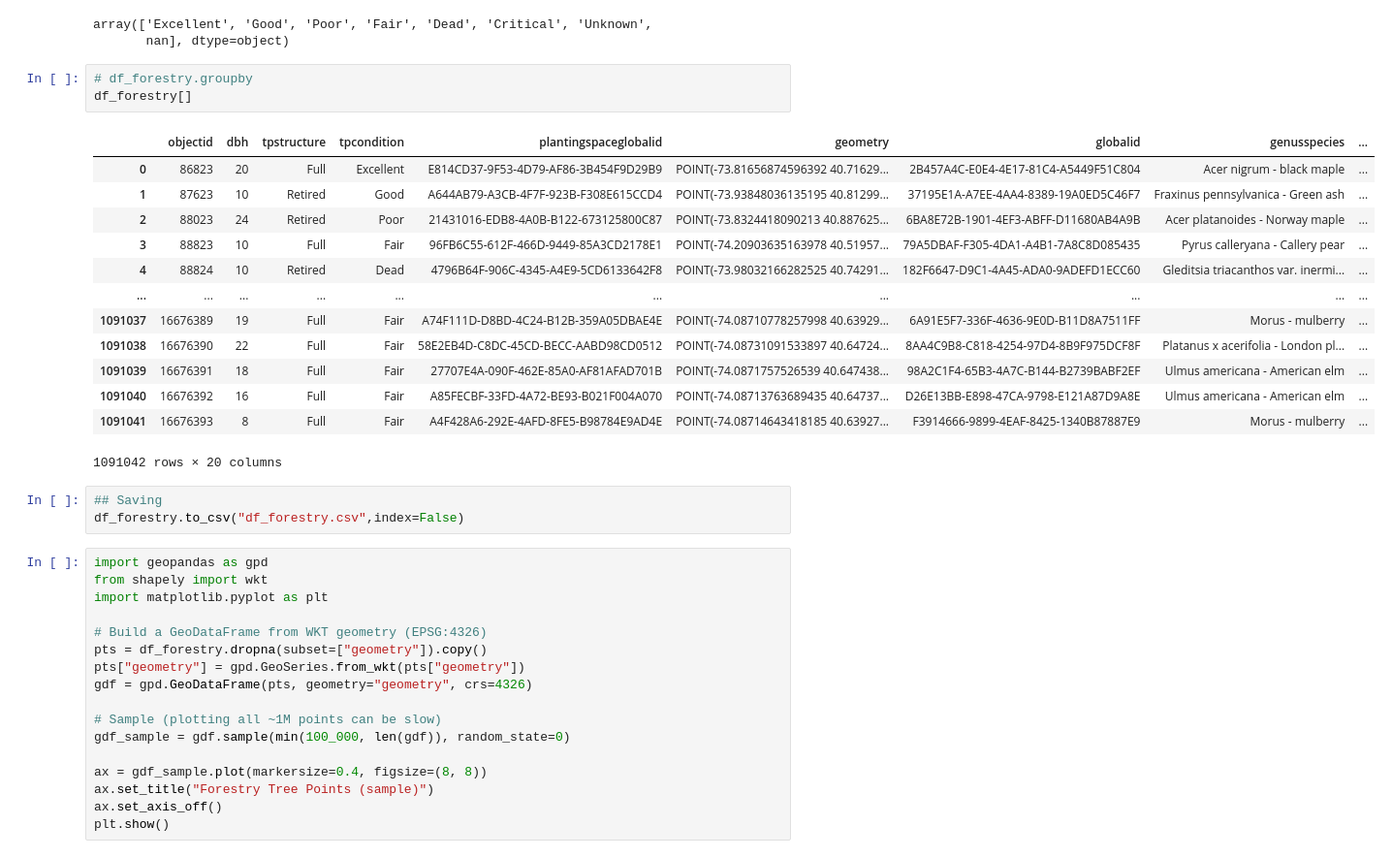
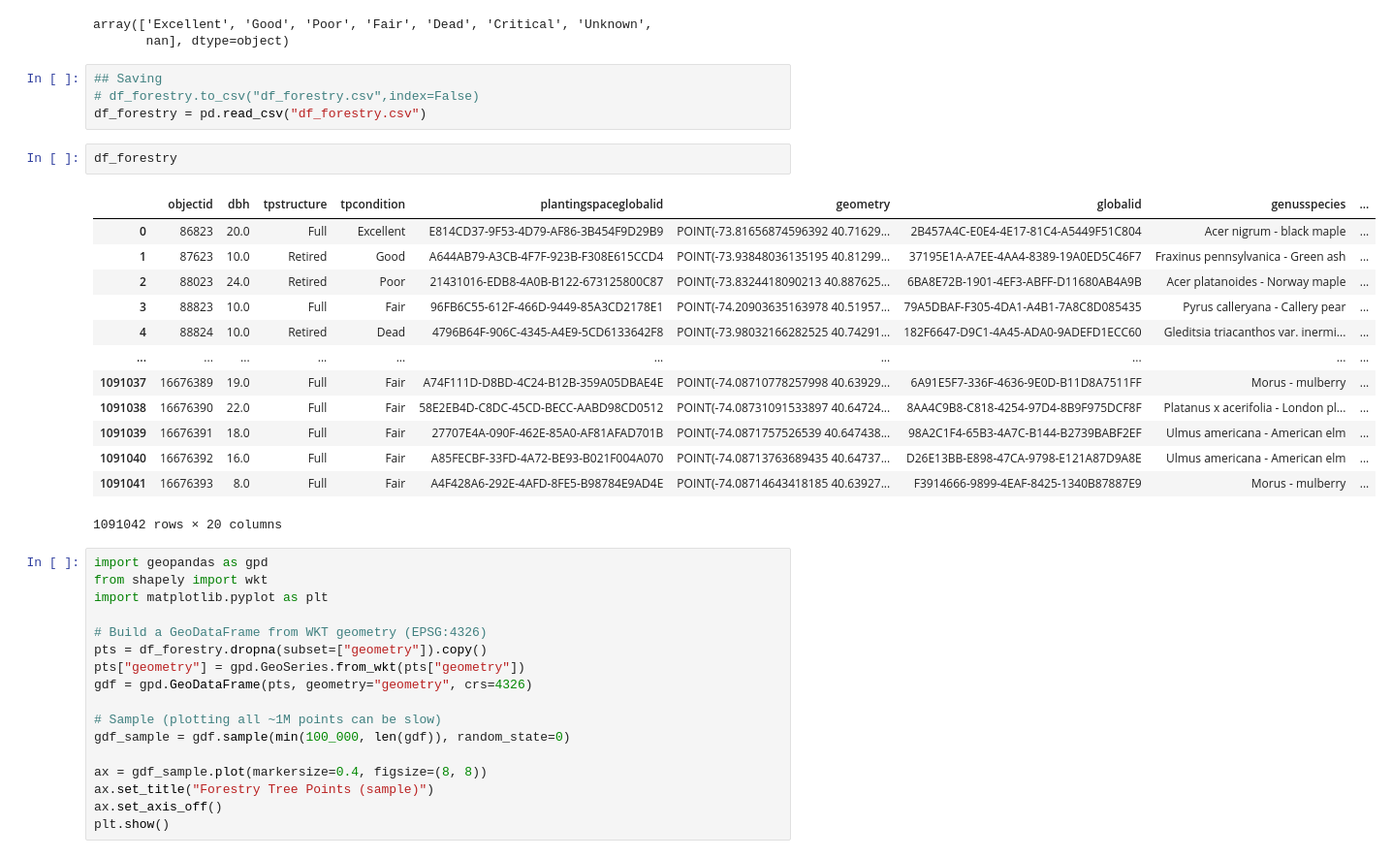
Before and after one commit to jhnboyy/CUNY_SPS_WORK, a Jupyter notebook: FALL2025/DATA698/PullingCapstoneData.ipynb, the cells around one changed output. Shown at 97% size. Drawn from its saved outputs; the diff is of its cells as text.

```diff
--- a/FALL2025/DATA698/PullingCapstoneData.ipynb
+++ b/FALL2025/DATA698/PullingCapstoneData.ipynb
@@ -698,26 +696,26 @@ df_forestry['tpcondition'].unique()
 # %% [output]
 array(['Excellent', 'Good', 'Poor', 'Fair', 'Dead', 'Critical', 'Unknown',
        nan], dtype=object)
-# %%
-# df_forestry.groupby
-df_forestry[]
-# %% [output]
-|  | objectid | dbh | tpstructure | tpcondition | plantingspaceglobalid | geometry | globalid | genusspecies | ... |
-| 0 | 86823 | 20 | Full | Excellent | E814CD37-9F53-4D79-AF86-3B454F9D29B9 | POINT(-73.81656874596392 40.71629... | 2B457A4C-E0E4-4E17-81C4-A5449F51C804 | Acer nigrum - black maple | ... |
-| 1 | 87623 | 10 | Retired | Good | A644AB79-A3CB-4F7F-923B-F308E615CCD4 | POINT(-73.93848036135195 40.81299... | 37195E1A-A7EE-4AA4-8389-19A0ED5C46F7 | Fraxinus pennsylvanica - Green ash | ... |
-| 2 | 88023 | 24 | Retired | Poor | 21431016-EDB8-4A0B-B122-673125800C87 | POINT(-73.8324418090213 40.887625... | 6BA8E72B-1901-4EF3-ABFF-D11680AB4A9B | Acer platanoides - Norway maple | ... |
-| 3 | 88823 | 10 | Full | Fair | 96FB6C55-612F-466D-9449-85A3CD2178E1 | POINT(-74.20903635163978 40.51957... | 79A5DBAF-F305-4DA1-A4B1-7A8C8D085435 | Pyrus calleryana - Callery pear | ... |
-| 4 | 88824 | 10 | Retired | Dead | 4796B64F-906C-4345-A4E9-5CD6133642F8 | POINT(-73.98032166282525 40.74291... | 182F6647-D9C1-4A45-ADA0-9ADEFD1ECC60 | Gleditsia triacanthos var. inermi... | ... |
-| ... | ... | ... | ... | ... | ... | ... | ... | ... | ... |
-| 1091037 | 16676389 | 19 | Full | Fair | A74F111D-D8BD-4C24-B12B-359A05DBAE4E | POINT(-74.08710778257998 40.63929... | 6A91E5F7-336F-4636-9E0D-B11D8A7511FF | Morus - mulberry | ... |
-| 1091038 | 16676390 | 22 | Full | Fair | 58E2EB4D-C8DC-45CD-BECC-AABD98CD0512 | POINT(-74.08731091533897 40.64724... | 8AA4C9B8-C818-4254-97D4-8B9F975DCF8F | Platanus x acerifolia - London pl... | ... |
-| 1091039 | 16676391 | 18 | Full | Fair | 27707E4A-090F-462E-85A0-AF81AFAD701B | POINT(-74.0871757526539 40.647438... | 98A2C1F4-65B3-4A7C-B144-B2739BABF2EF | Ulmus americana - American elm | ... |
-| 1091040 | 16676392 | 16 | Full | Fair | A85FECBF-33FD-4A72-BE93-B021F004A070 | POINT(-74.08713763689435 40.64737... | D26E13BB-E898-47CA-9798-E121A87D9A8E | Ulmus americana - American elm | ... |
-| 1091041 | 16676393 | 8 | Full | Fair | A4F428A6-292E-4AFD-8FE5-B98784E9AD4E | POINT(-74.08714643418185 40.63927... | F3914666-9899-4EAF-8425-1340B87887E9 | Morus - mulberry | ... |
-1091042 rows × 20 columns
 # %%
 ## Saving
-df_forestry.to_csv("df_forestry.csv",index=False)
+# df_forestry.to_csv("df_forestry.csv",index=False)
+df_forestry = pd.read_csv("df_forestry.csv")
+# %%
+df_forestry
+# %% [output]
+|  | objectid | dbh | tpstructure | tpcondition | plantingspaceglobalid | geometry | globalid | genusspecies | ... |
+| 0 | 86823 | 20.0 | Full | Excellent | E814CD37-9F53-4D79-AF86-3B454F9D29B9 | POINT(-73.81656874596392 40.71629... | 2B457A4C-E0E4-4E17-81C4-A5449F51C804 | Acer nigrum - black maple | ... |
+| 1 | 87623 | 10.0 | Retired | Good | A644AB79-A3CB-4F7F-923B-F308E615CCD4 | POINT(-73.93848036135195 40.81299... | 37195E1A-A7EE-4AA4-8389-19A0ED5C46F7 | Fraxinus pennsylvanica - Green ash | ... |
+| 2 | 88023 | 24.0 | Retired | Poor | 21431016-EDB8-4A0B-B122-673125800C87 | POINT(-73.8324418090213 40.887625... | 6BA8E72B-1901-4EF3-ABFF-D11680AB4A9B | Acer platanoides - Norway maple | ... |
+| 3 | 88823 | 10.0 | Full | Fair | 96FB6C55-612F-466D-9449-85A3CD2178E1 | POINT(-74.20903635163978 40.51957... | 79A5DBAF-F305-4DA1-A4B1-7A8C8D085435 | Pyrus calleryana - Callery pear | ... |
+| 4 | 88824 | 10.0 | Retired | Dead | 4796B64F-906C-4345-A4E9-5CD6133642F8 | POINT(-73.98032166282525 40.74291... | 182F6647-D9C1-4A45-ADA0-9ADEFD1ECC60 | Gleditsia triacanthos var. inermi... | ... |
+| ... | ... | ... | ... | ... | ... | ... | ... | ... | ... |
+| 1091037 | 16676389 | 19.0 | Full | Fair | A74F111D-D8BD-4C24-B12B-359A05DBAE4E | POINT(-74.08710778257998 40.63929... | 6A91E5F7-336F-4636-9E0D-B11D8A7511FF | Morus - mulberry | ... |
+| 1091038 | 16676390 | 22.0 | Full | Fair | 58E2EB4D-C8DC-45CD-BECC-AABD98CD0512 | POINT(-74.08731091533897 40.64724... | 8AA4C9B8-C818-4254-97D4-8B9F975DCF8F | Platanus x acerifolia - London pl... | ... |
+| 1091039 | 16676391 | 18.0 | Full | Fair | 27707E4A-090F-462E-85A0-AF81AFAD701B | POINT(-74.0871757526539 40.647438... | 98A2C1F4-65B3-4A7C-B144-B2739BABF2EF | Ulmus americana - American elm | ... |
+| 1091040 | 16676392 | 16.0 | Full | Fair | A85FECBF-33FD-4A72-BE93-B021F004A070 | POINT(-74.08713763689435 40.64737... | D26E13BB-E898-47CA-9798-E121A87D9A8E | Ulmus americana - American elm | ... |
+| 1091041 | 16676393 | 8.0 | Full | Fair | A4F428A6-292E-4AFD-8FE5-B98784E9AD4E | POINT(-74.08714643418185 40.63927... | F3914666-9899-4EAF-8425-1340B87887E9 | Morus - mulberry | ... |
+1091042 rows × 20 columns
 # %%
 import geopandas as gpd
 from shapely import wkt
```
Also changed, not shown: parts of 18 cells of this notebook, 6 other files.
